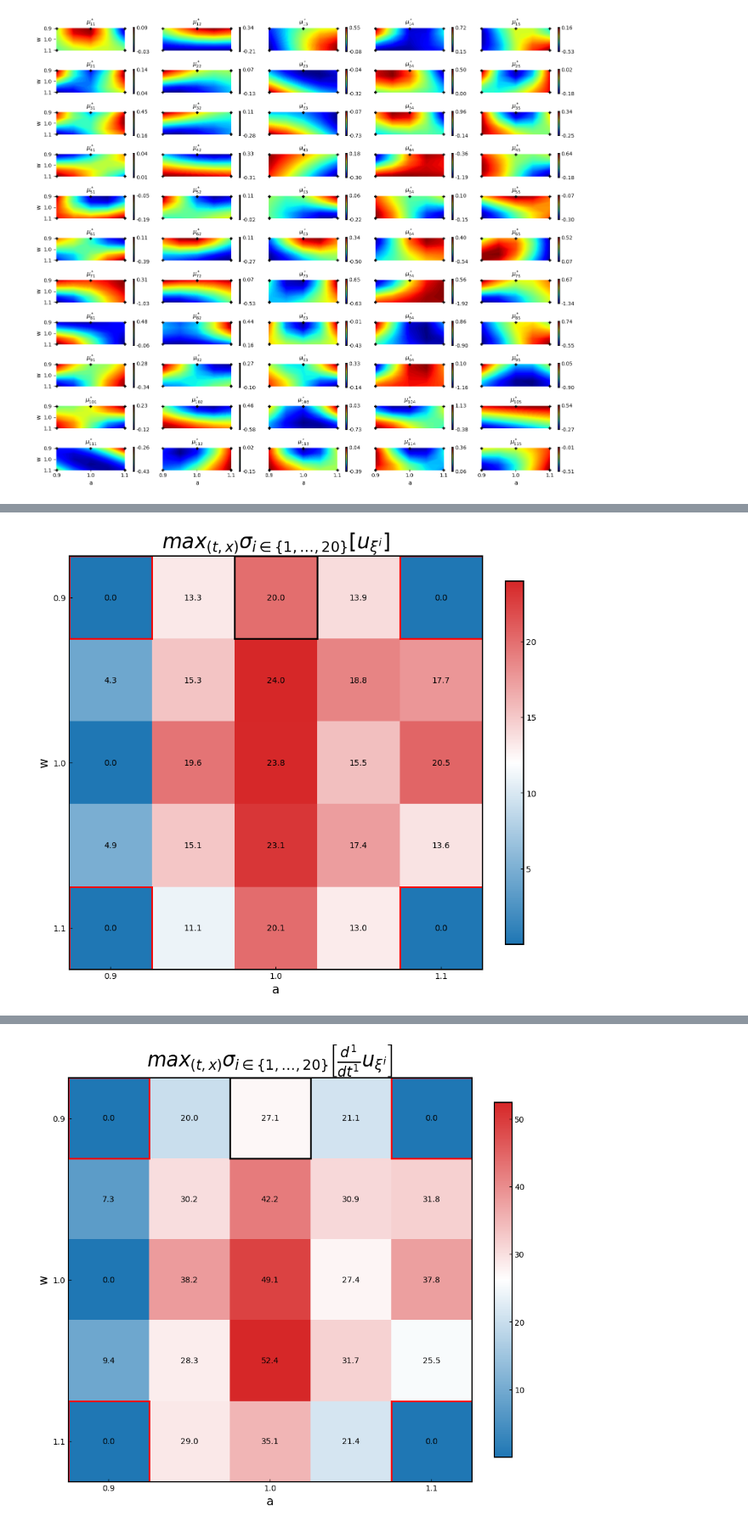
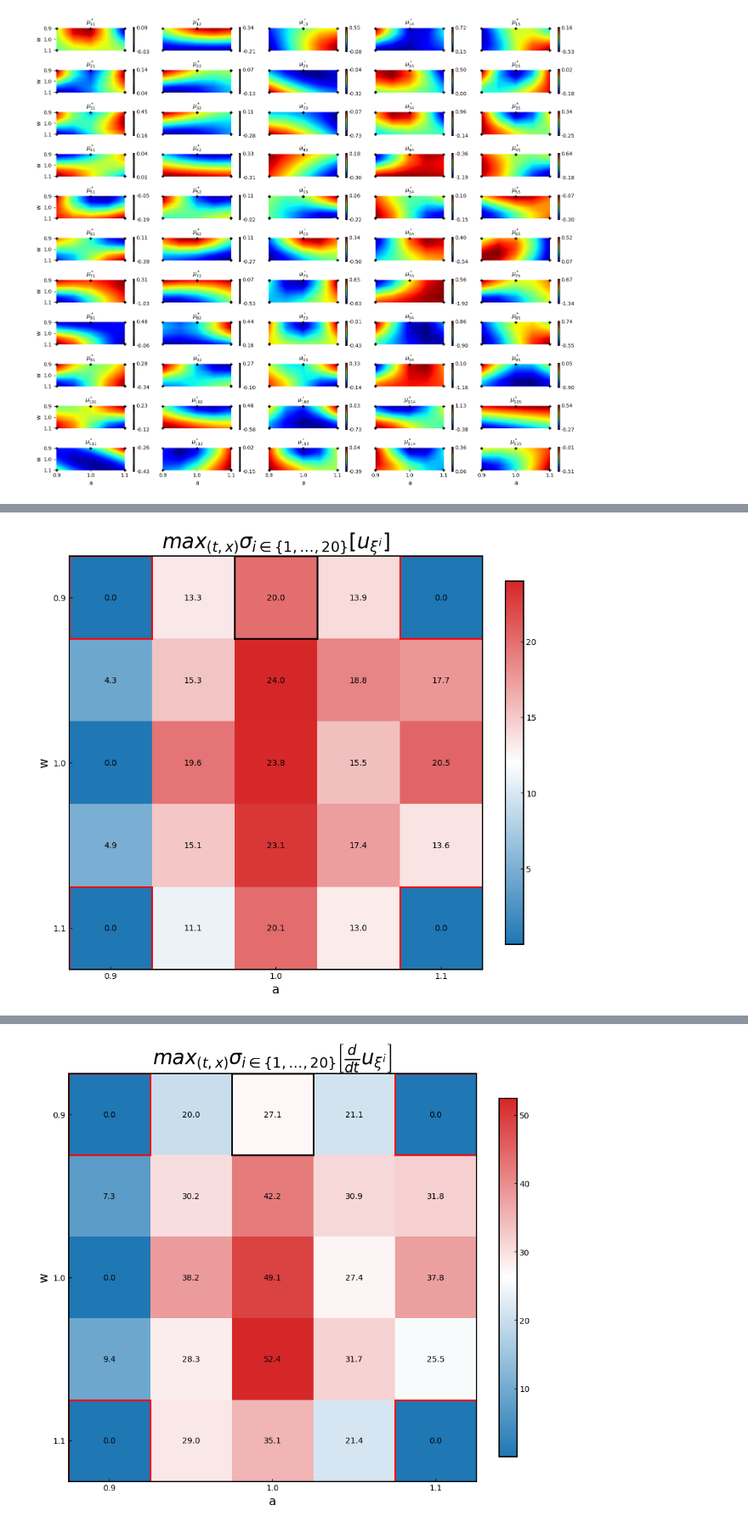
Before and after one commit to punkduckable/Higher-Order-LaSDI, a Jupyter notebook: examples/2d2p.ipynb, the cells around one changed output, grey strips where cells are left out. Shown at 85% size. Saved outputs shown, nothing was run; the diff lists cells and outputs as text; code cells hidden in the pictures.

```diff
--- a/examples/2d2p.ipynb
+++ b/examples/2d2p.ipynb
@@ -351,12 +348,13 @@ if(n_p == 2):
 # %%
 for d in range(n_IC):
     if(d == 0):
-        title_string : str = r'$max_{t} \frac{\left\| u_\bar{\xi}(t, x) - u(t, x) \right\|_x} {\| u(t, x)\|_x}$';
+        title   : str   = r'$max_{t} \frac{\left\| u_\bar{\xi}(t, x) - u(t, x) \right\|_x} {\| u(t, x)\|_x}$';
+    elif(d == 1):
+        title   : str   = r'$max_{t} \frac{\left\| \frac{d}{dt}u_{\bar{\xi}}(t, x) - \frac{d}{dt}u(t, x) \right\|_x}{\left\| \frac{d}{dt}u(t, x) \right\|_x}$';
     else:
-        title_string : str = r'$max_{t} \frac{\left\| \frac{d^{%d}}{dt^{%d}}u_{\bar{\xi}}(t, x) - \frac{d^{%d}}{dt^{%d}}u(t, x) \right\|_x}{\left\| \frac{d^{%d}}{dt^{%d}}u(t, x) \right\|_x}$' % (d, d, d, d, d, d);
-
+        title   : str   = r'$max_{t} \frac{\left\| \frac{d^{%d}}{dt^{%d}}u_{\bar{\xi}}(t, x) - \frac{d^{%d}}{dt^{%d}}u(t, x) \right\|_x}{\left\| \frac{d^{%d}}{dt^{%d}}u(t, x) \right\|_x}$' % (d, d, d, d, d, d);
 
     Plot.Plot_Heatmap2d(values          = max_rel_error[d] * 100,
                         param_space     = param_space,
-                        title           = title_string);
+                        title           = title);
 # %% [output]
@@ -373,9 +371,12 @@ import Plot;
 
 for d in range(n_IC):
     if(d == 0):
-        title : str = r'$max_{(t, x)} \sigma_{i \in \{1, \ldots, %d\}} \left[ u_{\xi^i} \right]$' % n_samples;
+        title   : str   = r'$max_{(t, x)} \sigma_{i \in \{1, \ldots, %d\}} \left[ u_{\xi^i} \right]$' % trainer.n_samples;
+    elif(d == 1):
+        title   : str   = r'$max_{(t, x)} \sigma_{i \in \{ 1, \ldots, %d\}} \left[\frac{d}{dt}u_{\xi^i} \right]$' % (trainer.n_samples);
     else:
-        title : str = r'$max_{(t, x)} \sigma_{i \in \{ 1, \ldots, %d\}} \left[\frac{d^{%d}}{dt^{%d}}u_{\xi^i} \right]$' % (n_samples, d, d);
+        title   : str   = r'$max_{(t, x)} \sigma_{i \in \{ 1, \ldots, %d\}} \left[\frac{d^{%d}}{dt^{%d}}u_{\xi^i} \right]$' % (trainer.n_samples, d, d);
+
 
 
     Plot.Plot_Heatmap2d(values          = max_std[d] * 100,
@@ -392,4 +393,4 @@ for d in range(n_IC):
-[figure, old version]
+[figure, new version]
 # %%
 import importlib
 importlib.reload(Plot);
```
Also changed, not shown: parts of 4 cells of this notebook.
